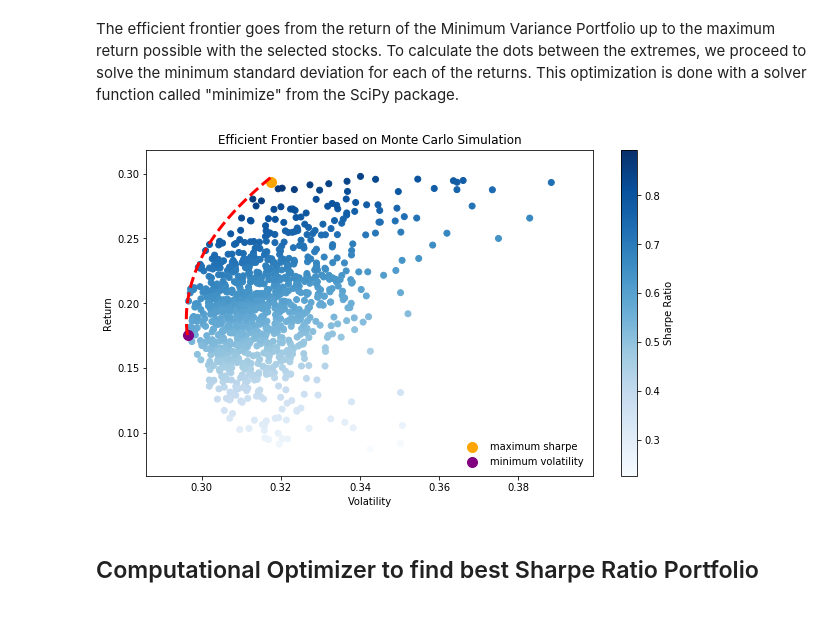
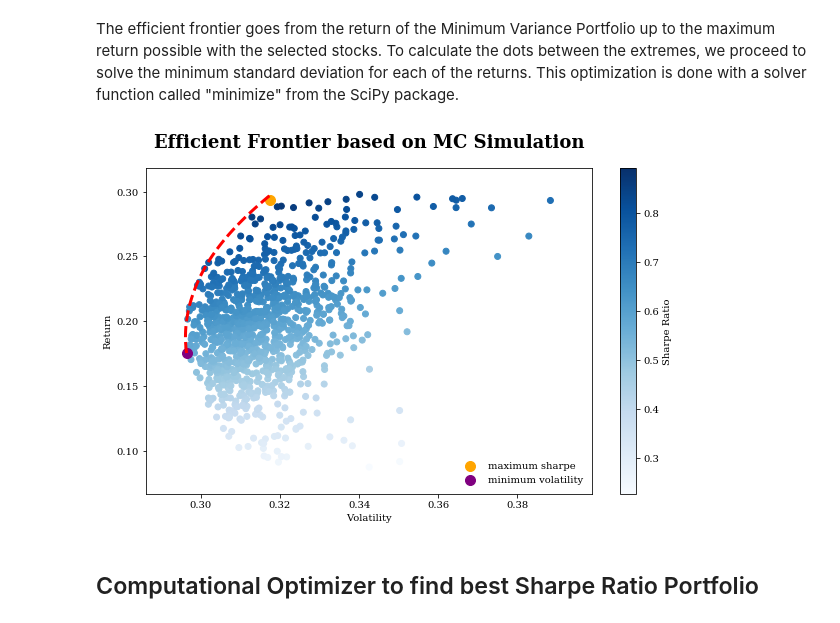
Before and after one commit to mateomarks/Portfolio-Management, a Jupyter notebook: Monte Carlo 2020.ipynb, the cells around one changed output. Saved outputs shown, nothing was run; the diff lists cells and outputs as text; code cells hidden in the pictures.

```diff
--- a/Monte Carlo 2020.ipynb
+++ b/Monte Carlo 2020.ipynb
@@ -16,6 +16,7 @@ This post's objective is to create optimal portfolios with the FANGs (Facebook,
 import numpy as np
 import pandas as pd
 import matplotlib.pyplot as plt
+plt.rcParams['font.family'] = 'serif'
 import seaborn as sns
 import yfinance as yf
 import scipy.optimize as sco
@@ -173,18 +175,18 @@ for possible_return in frontier_y:
 # %%
 plt.figure(figsize=(10,6))
 plt.scatter(simulations[:,1],simulations[:,0], c=simulations[:,2], cmap='Blues')
 plt.colorbar(label='Sharpe Ratio')
 plt.xlabel('Volatility')
 plt.ylabel('Return')
-plt.title('Efficient Frontier based on Monte Carlo Simulation')
+plt.title('Efficient Frontier based on MC Simulation',fontsize=18,fontweight="bold", pad=20)
 plt.plot(frontier_x,frontier_y, 'r--', linewidth=3)
 plt.scatter(max_sharpe_vol, max_sharpe_ret,c='orange', s=100, label='maximum sharpe')
 plt.scatter(min_vol_vol, min_vol_ret,c='purple', s=100, label='minimum volatility')
 plt.legend(frameon=False)
-#plt.savefig('frontier.png')
+plt.savefig('FANG_frontier.png', facecolor='None')
 plt.show()
 # %% [output]
-[figure, old version]
+[figure, new version]
 # %% [markdown]
 ## Computational Optimizer to find best Sharpe Ratio Portfolio
 # %% [markdown]
```
Also changed, not shown: parts of 2 cells of this notebook, 1 other file.
